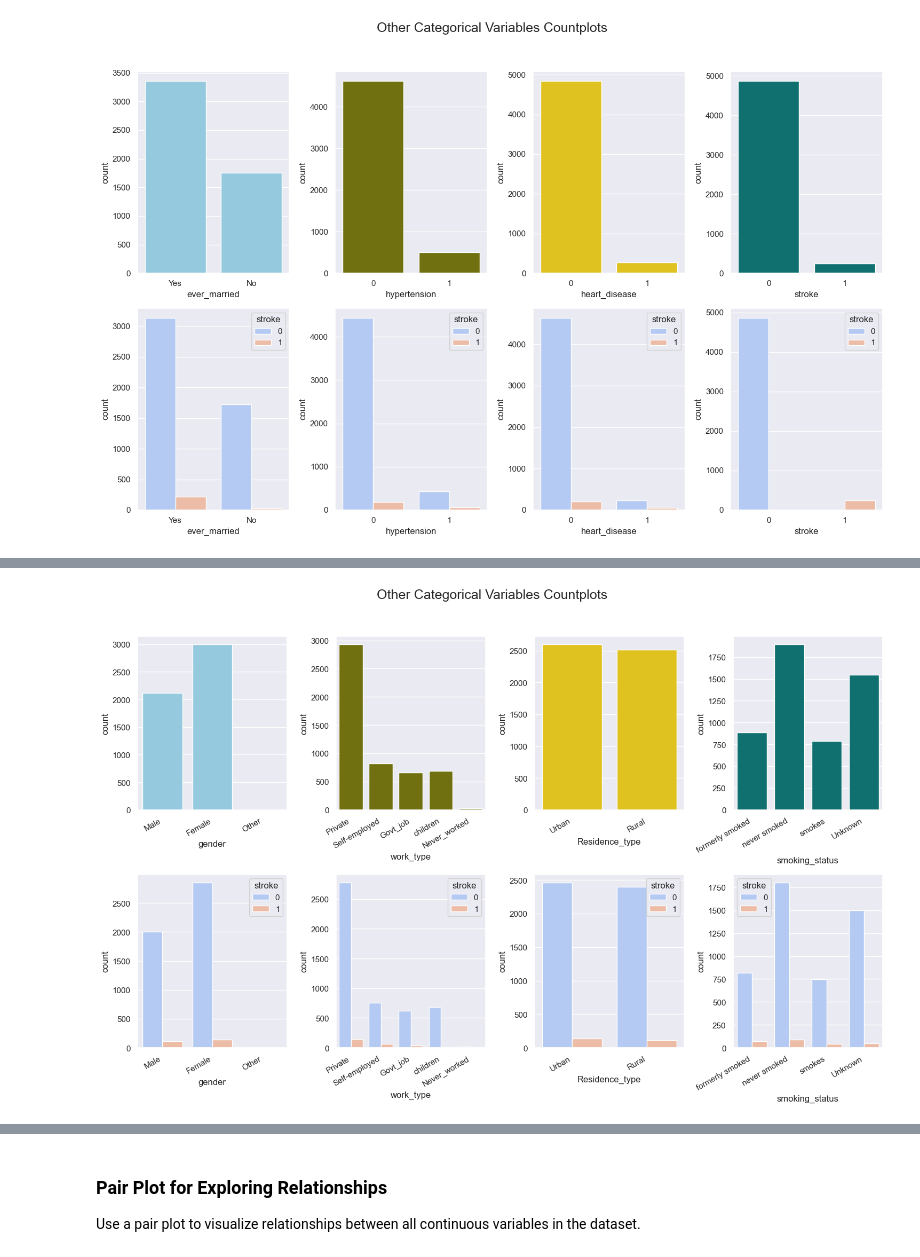
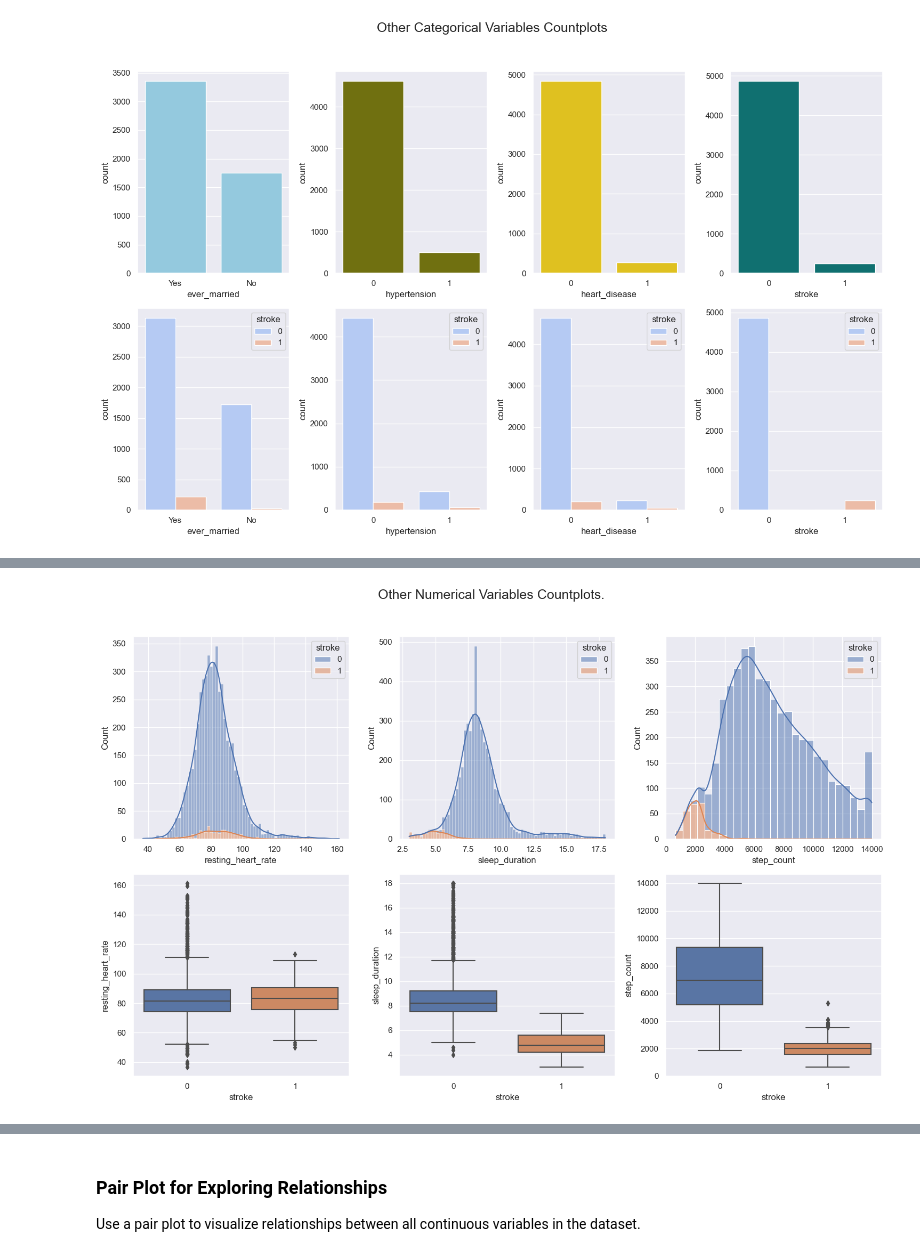
Before and after one commit to Gtalen/PFDA, a Jupyter notebook: pfda_project/stroke_prediction.ipynb, the cells around one changed output, grey strips where cells are left out. Drawn from its saved outputs; the diff is of its cells as text; code cells hidden in the pictures.

Commit message:
encoding and plots

```diff
--- a/pfda_project/stroke_prediction.ipynb
+++ b/pfda_project/stroke_prediction.ipynb
@@ -509,32 +563,27 @@ plt.show()
 # %%
+
 # Create Subplots
-fig, axs = plt.subplots(2, 4, figsize=(15, 10))
+fig, axs = plt.subplots(2, 3, figsize=(15, 10))
 
 # Add title
-fig.suptitle('Other Categorical Variables Countplots', fontsize=18)
+fig.suptitle('Other Numerical Variables Countplots.', fontsize=18)
 
-# First row: Overall categorical distribution
-sns.countplot(data=merged_data, x='gender', color='skyblue', ax=axs[0, 0])
-sns.countplot(data=merged_data, x='work_type', color='olive', ax=axs[0, 1])
-sns.countplot(data=merged_data, x='Residence_type', color='gold', ax=axs[0, 2])
-sns.countplot(data=merged_data, x='smoking_status', color='teal', ax=axs[0, 3])
+# First row: Histogram of Numerical Variables
+sns.histplot(data=merged_data,kde=True, x='resting_heart_rate', hue='stroke', multiple='stack', ax=axs[0, 0])
+sns.histplot(data=merged_data,kde=True, x='sleep_duration', hue='stroke', multiple='stack', ax=axs[0, 1])
+sns.histplot(data=merged_data,kde=True, x='step_count', hue='stroke', multiple='stack', ax=axs[0, 2])
 
 
-# Second row: Categorical variables by stroke status
-sns.countplot(data=merged_data, x='gender', hue='stroke', palette='coolwarm', ax=axs[1, 0])
-sns.countplot(data=merged_data, x='work_type', hue='stroke', palette='coolwarm', ax=axs[1, 1])
-sns.countplot(data=merged_data, x='Residence_type', hue='stroke', palette='coolwarm', ax=axs[1, 2])
-sns.countplot(data=merged_data, x='smoking_status', hue='stroke', palette='coolwarm', ax=axs[1, 3])
+# Second row:Boxplot of Numerical Variables
+sns.boxplot(data=merged_data, x='stroke', y='resting_heart_rate', ax=axs[1, 0])
+sns.boxplot(data=merged_data, x='stroke', y='sleep_duration', ax=axs[1, 1])
+sns.boxplot(data=merged_data, x='stroke', y='step_count', ax=axs[1, 2])
 
-
-# Rotate x-axis labels for better readability
-for ax in axs.flat:
-    ax.set_xticklabels(ax.get_xticklabels(), rotation=30, ha='right')
 
 # Adjust layout and prevent title overlap
 plt.tight_layout(rect=[0, 0, 1, 0.95])
 
 # Show the plots
 plt.show()
 # %% [output]
-[figure, old version]
+[figure, new version]
```
Also changed, not shown: parts of 27 cells of this notebook.
